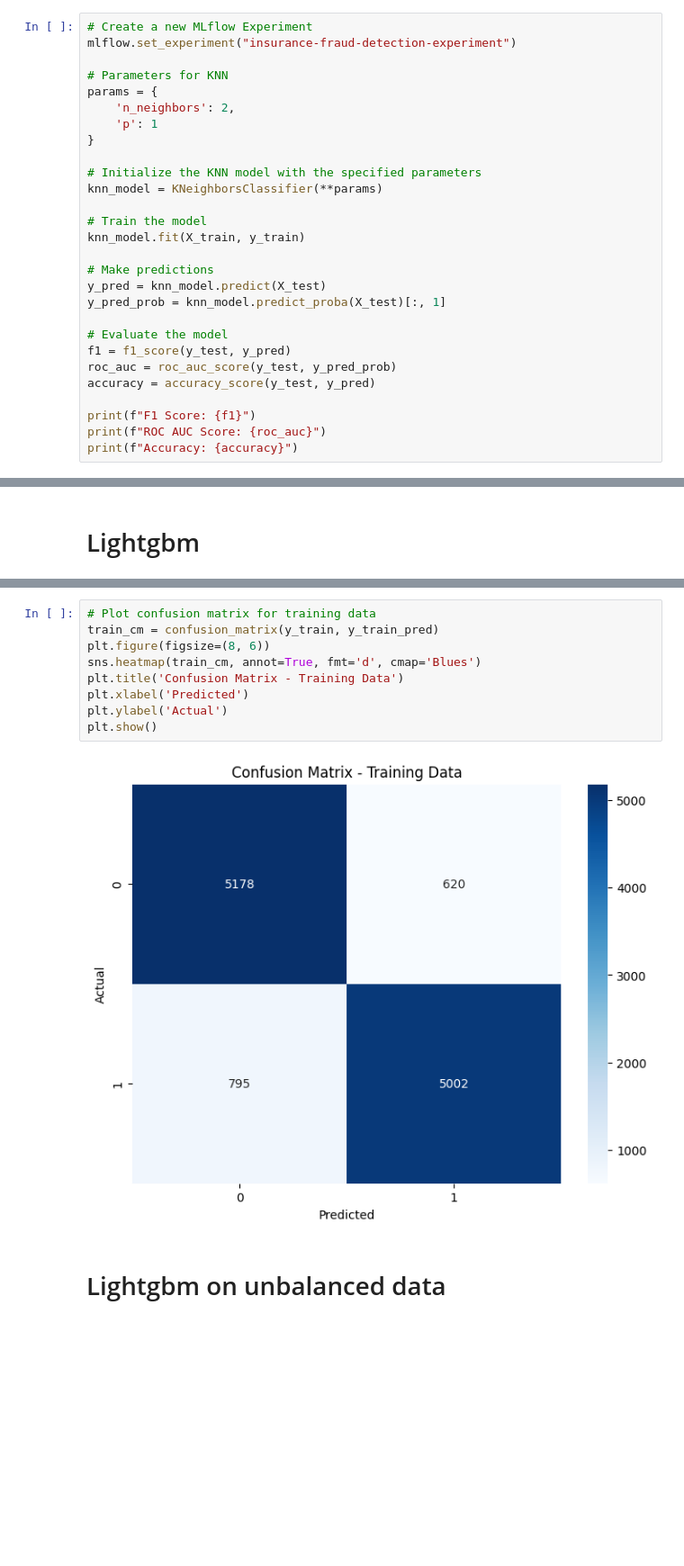
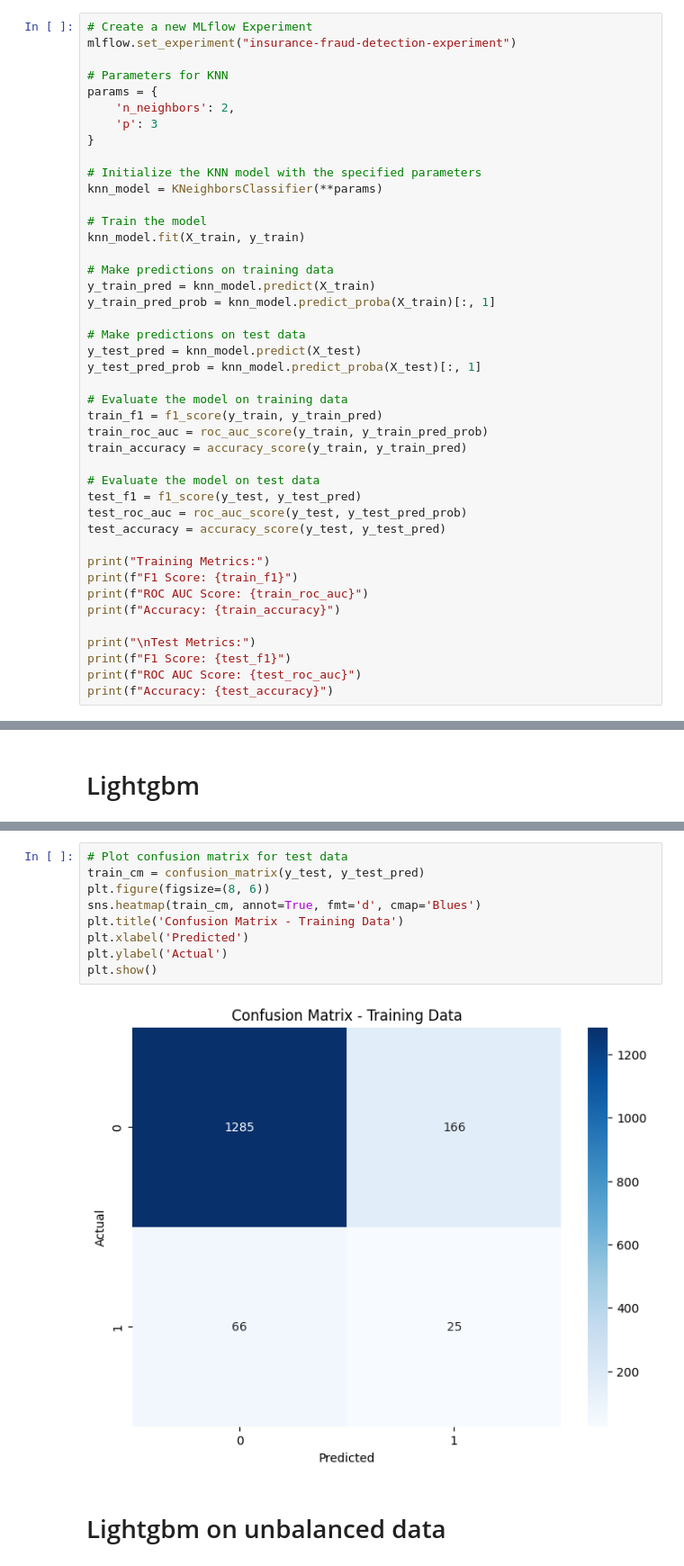
Before and after one commit to Yas002/insurance-car-accident-fraud-detection, a Jupyter notebook: src/modeling.ipynb, the cells around one changed output, grey strips where cells are left out. Shown at 90% size. Drawn from its saved outputs; the diff is of its cells as text; blank space fills up the shorter version.

Commit message:
updated some models

```diff
--- a/src/modeling.ipynb
+++ b/src/modeling.ipynb
@@ -189,7 +238,7 @@ mlflow.set_experiment("insurance-fraud-detection-experiment")
 # Parameters for KNN
 params = {
     'n_neighbors': 2,
-    'p': 1
+    'p': 3
 }
 
 # Initialize the KNN model with the specified parameters
@@ -198,15 +247,30 @@ knn_model = KNeighborsClassifier(**params)
 # Train the model
 knn_model.fit(X_train, y_train)
 
-# Make predictions
-y_pred = knn_model.predict(X_test)
-y_pred_prob = knn_model.predict_proba(X_test)[:, 1]
+# Make predictions on training data
+y_train_pred = knn_model.predict(X_train)
+y_train_pred_prob = knn_model.predict_proba(X_train)[:, 1]
 
-# Evaluate the model
-f1 = f1_score(y_test, y_pred)
-roc_auc = roc_auc_score(y_test, y_pred_prob)
-accuracy = accuracy_score(y_test, y_pred)
+# Make predictions on test data
+y_test_pred = knn_model.predict(X_test)
+y_test_pred_prob = knn_model.predict_proba(X_test)[:, 1]
 
-print(f"F1 Score: {f1}")
-print(f"ROC AUC Score: {roc_auc}")
-print(f"Accuracy: {accuracy}")
+# Evaluate the model on training data
+train_f1 = f1_score(y_train, y_train_pred)
+train_roc_auc = roc_auc_score(y_train, y_train_pred_prob)
+train_accuracy = accuracy_score(y_train, y_train_pred)
+
+# Evaluate the model on test data
+test_f1 = f1_score(y_test, y_test_pred)
+test_roc_auc = roc_auc_score(y_test, y_test_pred_prob)
+test_accuracy = accuracy_score(y_test, y_test_pred)
+
+print("Training Metrics:")
+print(f"F1 Score: {train_f1}")
+print(f"ROC AUC Score: {train_roc_auc}")
+print(f"Accuracy: {train_accuracy}")
+
+print("\nTest Metrics:")
+print(f"F1 Score: {test_f1}")
+print(f"ROC AUC Score: {test_roc_auc}")
+print(f"Accuracy: {test_accuracy}")
@@ -350,14 +474,14 @@ Accuracy: 0.8424124513618677
 # %%
-# Plot confusion matrix for training data
-train_cm = confusion_matrix(y_train, y_train_pred)
+# Plot confusion matrix for test data
+train_cm = confusion_matrix(y_test, y_test_pred)
 plt.figure(figsize=(8, 6))
 sns.heatmap(train_cm, annot=True, fmt='d', cmap='Blues')
 plt.title('Confusion Matrix - Training Data')
 plt.xlabel('Predicted')
 plt.ylabel('Actual')
 plt.show()
 # %% [output]
-[figure, old version]
+[figure, new version]
 # %% [markdown]
 # Lightgbm on unbalanced data
 # %%
```
Also changed, not shown: parts of 14 cells of this notebook, 7 other files.
